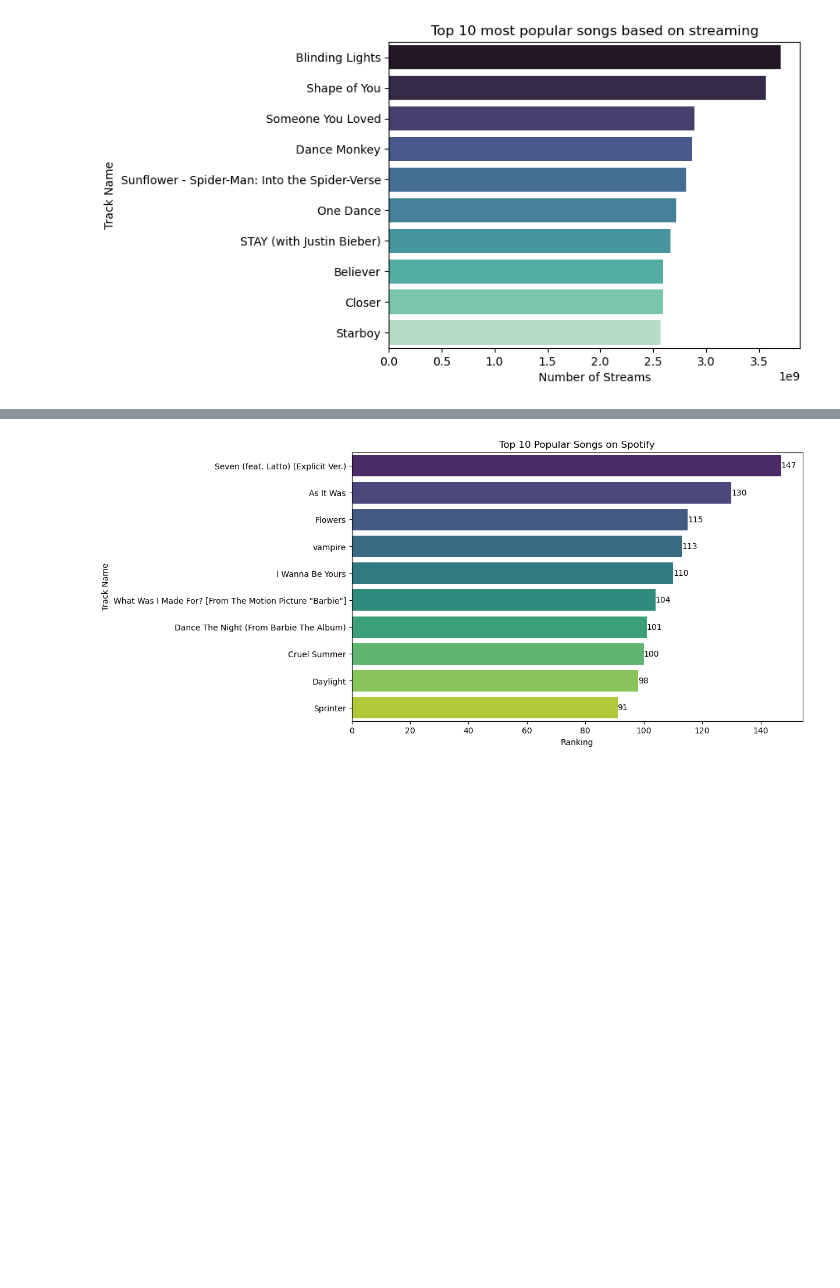
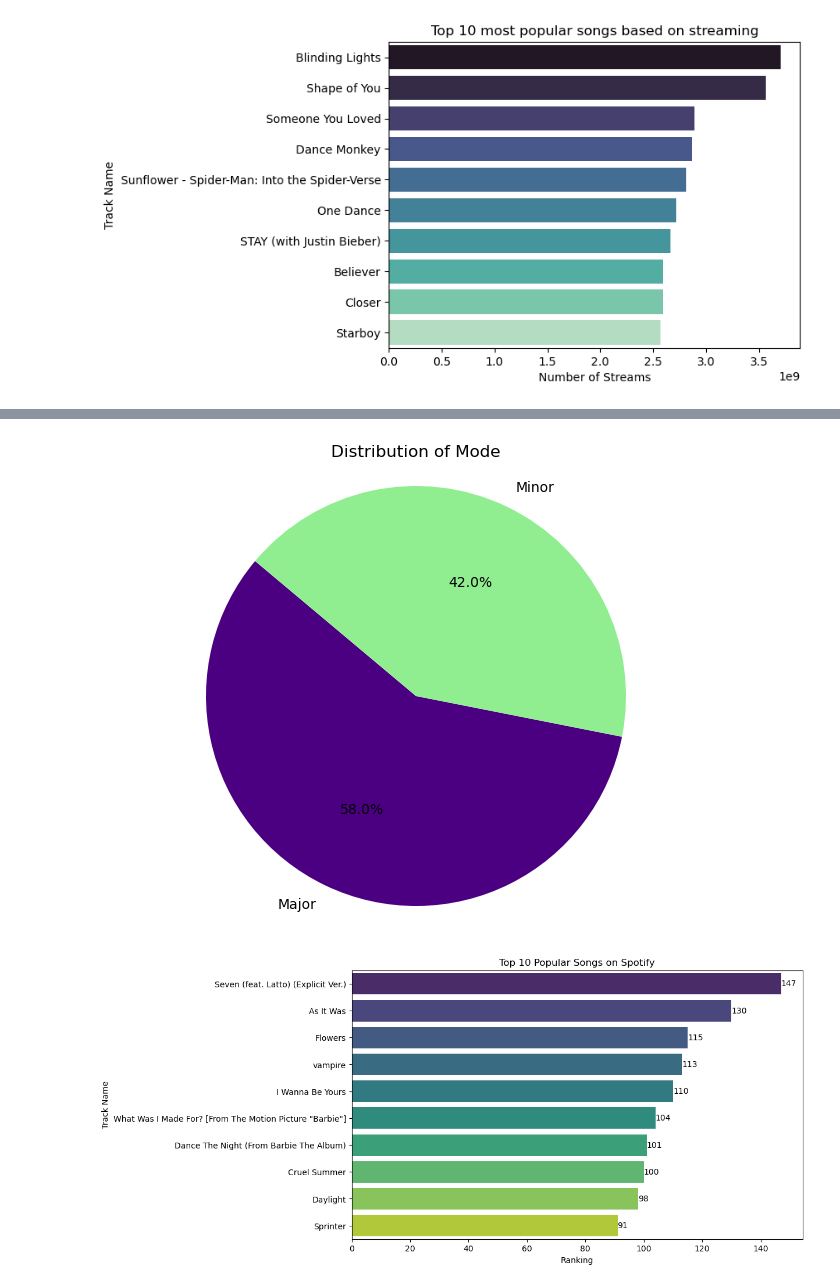
Before and after one commit to ngocmaj/PTDL, a Jupyter notebook: nhap.ipynb, the cells around one changed output, grey strips where cells are left out. Saved outputs shown, nothing was run; the diff lists cells and outputs as text; code cells hidden in the pictures; blank space fills up the shorter version.

```diff
--- a/nhap.ipynb
+++ b/nhap.ipynb
@@ -381,3 +403,19 @@ NameError: name 'Sankey' is not defined
+# %%
+# biểu đồ tròn để thể hiện phân phối của hai giá trị "Minor" và "Major"
+# Tính toán số lượng mẫu có giá trị "Minor" và "Major" trong cột "mode"
+mode_counts = df['mode'].value_counts()
+
+# Tạo danh sách màu tùy chỉnh
+custom_colors = ['indigo', 'lightgreen']
+
+# Vẽ biểu đồ tròn và chỉ định màu sắc
+plt.figure(figsize=(8, 6))
+plt.pie(mode_counts, labels=mode_counts.index, autopct='%1.1f%%', startangle=140, colors=custom_colors)
+plt.title('Distribution of Mode')
+plt.axis('equal')
+plt.show()
+# %% [output]
+[figure, added]
 # %%
 # Top 10 most popular songs in spotify
 top_10_sp = df.sort_values(by ='in_spotify_charts', ascending=False).head(10)
```
Also changed, not shown: parts of 44 cells of this notebook.
